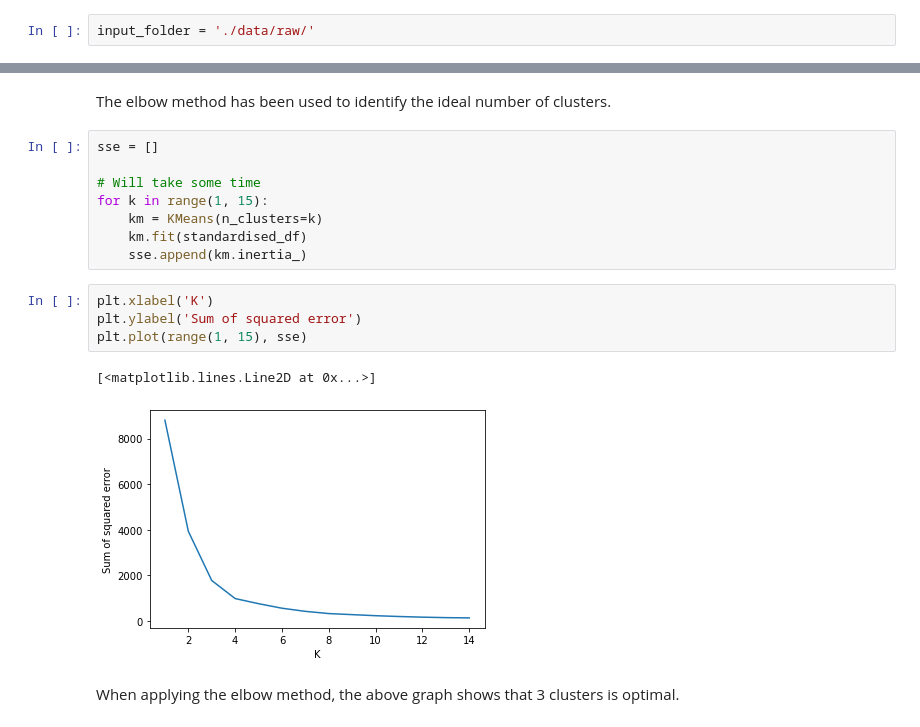
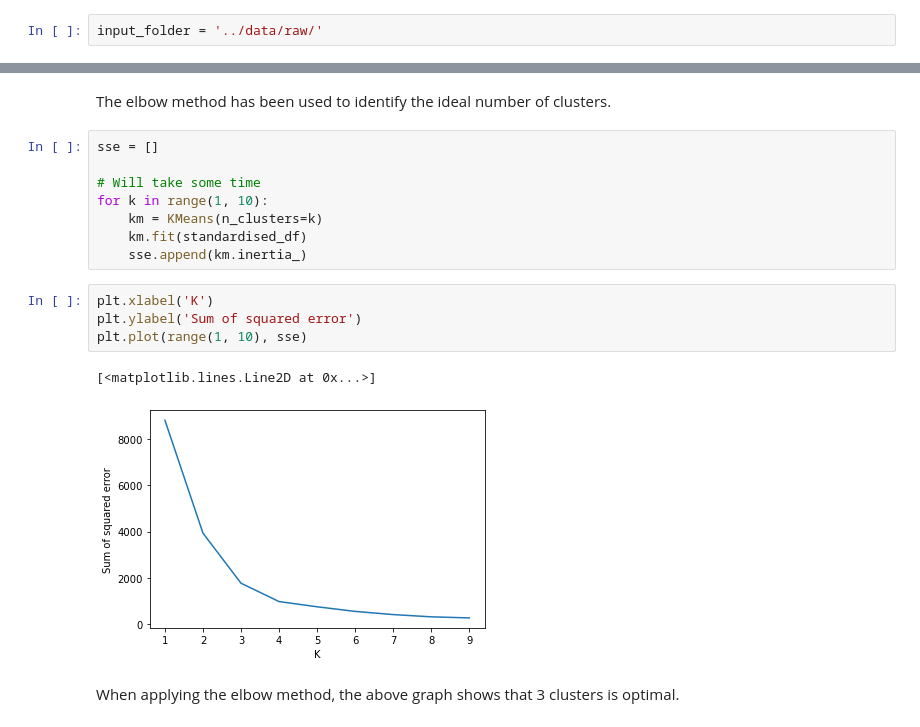
Before and after one commit to Dutchmick/Whereismytransport, a Jupyter notebook: notebooks/2 - Segmentation.ipynb, the cells around one changed output, grey strips where cells are left out. Saved outputs shown, nothing was run; the diff lists cells and outputs as text.

```diff
--- a/notebooks/2 - Segmentation.ipynb
+++ b/notebooks/2 - Segmentation.ipynb
@@ -50,3 +45,3 @@ os.chdir('..')
 # %%
-input_folder = './data/raw/'
+input_folder = '../data/raw/'
 # %%
@@ -351,17 +335,17 @@ The elbow method has been used to identify the ideal number of clusters.
 sse = []
 
 # Will take some time
-for k in range(1, 15):
+for k in range(1, 10):
     km = KMeans(n_clusters=k)
     km.fit(standardised_df)
     sse.append(km.inertia_)
 # %%
 plt.xlabel('K')
 plt.ylabel('Sum of squared error')
-plt.plot(range(1, 15), sse)
+plt.plot(range(1, 10), sse)
 # %% [output]
 [<matplotlib.lines.Line2D at 0x...>]
-[figure, old version]
+[figure, new version]
 # %% [markdown]
 When applying the elbow method, the above graph shows that 3 clusters is optimal.
 # %% [markdown]
```
Also changed, not shown: parts of 14 cells of this notebook, 2 other files.
